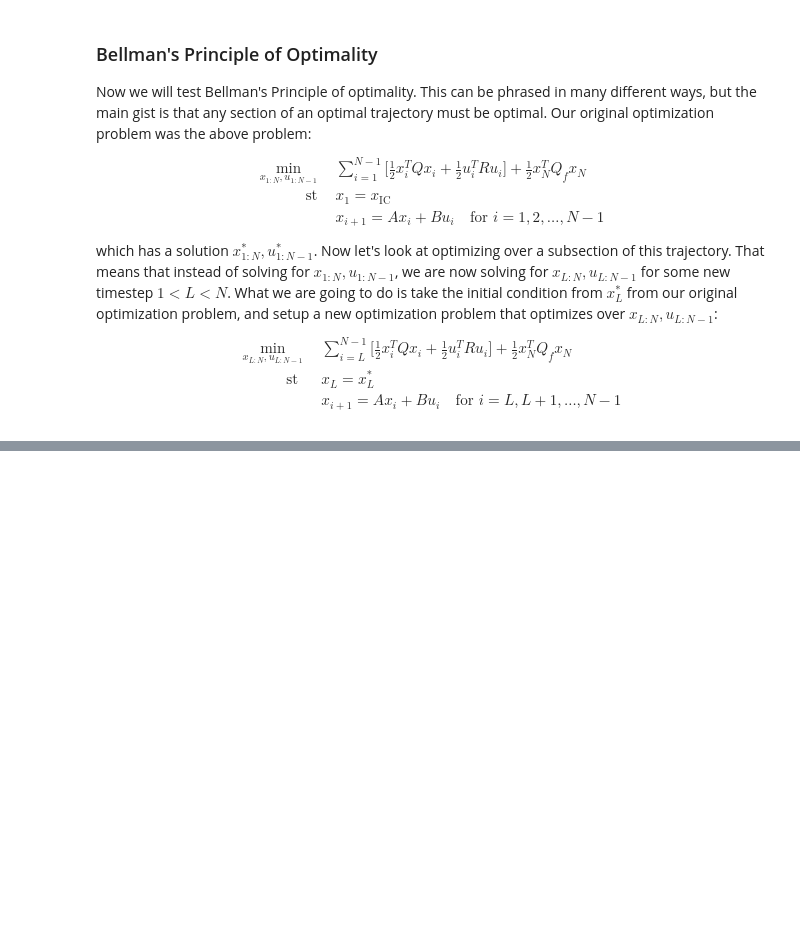
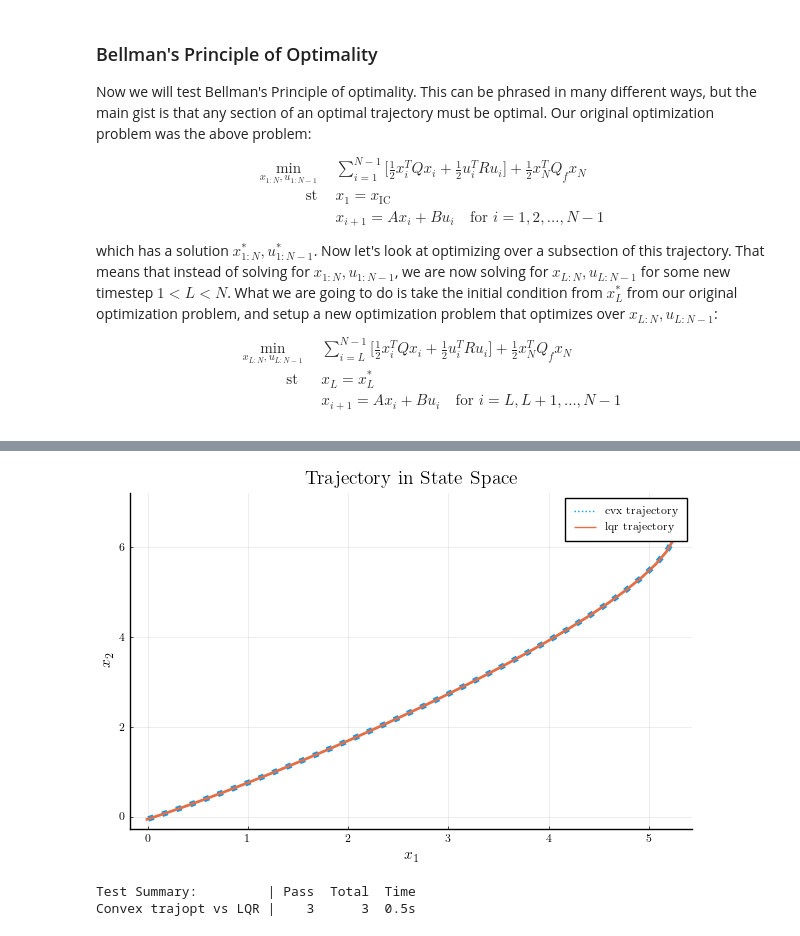
Before and after one commit to cJamesSmith/optimal-control-notes-code, a Jupyter notebook: code/with-notes/exercise-2/Q1.ipynb, the cells around one changed output, grey strips where cells are left out. Cells and saved outputs as stored; diff of their text form; code cells hidden in the pictures; blank space fills up the shorter version.

```diff
--- a/code/with-notes/exercise-2/Q1.ipynb
+++ b/code/with-notes/exercise-2/Q1.ipynb
@@ -326,0 +381,65 @@ Test.DefaultTestSet("Bellman's Principle of Optimality", Any[], 4, false, false,
+# %%
+@testset "Convex trajopt vs LQR" begin
+
+    # problem stuff
+    dt = 0.1
+    tf = 5.0
+    t_vec = 0:dt:tf
+    N = length(t_vec)
+    A, B = double_integrator_AB(dt)
+    nx, nu = size(B)
+    x0 = [5, 7, 2, -1.4] # initial condition
+    Q = diagm(ones(nx))
+    R = diagm(ones(nu))
+    Qf = 5 * Q
+
+    # solve for
+    Xcvx, Ucvx = convex_trajopt(A, B, Q, R, Qf, N, x0; verbose = false)
+    P, K = fhlqr(A, B, Q, R, Qf, N)
+    # now let's simulate using Ucvx
+    Xsim_cvx = [zeros(nx) for i = 1:N]
+    Xsim_cvx[1] = 1 * x0
+    Xsim_lqr = [zeros(nx) for i = 1:N]
+    Xsim_lqr[1] = 1 * x0
+    for i = 1:N-1
+        # simulate cvx control
+        Xsim_cvx[i+1] = A * Xsim_cvx[i] + B * Ucvx[i]
+
+        u_lqr = -K[i] * Xsim_lqr[i]
+        Xsim_lqr[i+1] = A * Xsim_lqr[i] + B * u_lqr
+    end
+
+
+    @test isapprox(
+        Xsim_lqr[end],
+        [-0.02286201, -0.0714058, -0.21259, -0.154030],
+        rtol = 1e-3,
+    )
+    @test 1e-13 < norm(Xsim_lqr[end] - Xsim_cvx[end]) < 1e-3
+    @test 1e-13 < maximum(norm.(Xsim_lqr - Xsim_cvx)) < 1e-3
+
+
+    # ------------------------plotting--------------------------
+    X1m = mat_from_vec(Xsim_cvx)
+    X2m = mat_from_vec(Xsim_lqr)
+    # plot trajectory in x1 x2 space
+    plot(X2m[1, :], X2m[2, :], label = "cvx trajectory", lw = 4, ls = :dot)
+    display(
+        plot!(
+            X1m[1, :],
+            X1m[2, :],
+            title = "Trajectory in State Space",
+            ylabel = L"x_2",
+            xlabel = L"x_1",
+            lw = 2,
+            label = "lqr trajectory",
+        ),
+    )
+    PyPlot.close()
+    # ------------------------plotting--------------------------
+
+end;
+# %% [output]
+[figure, added]
+Test Summary:         | Pass  Total  Time
+Convex trajopt vs LQR |    3      3  0.5s
```
Also changed, not shown: parts of 16 cells of this notebook, 2 other files.
